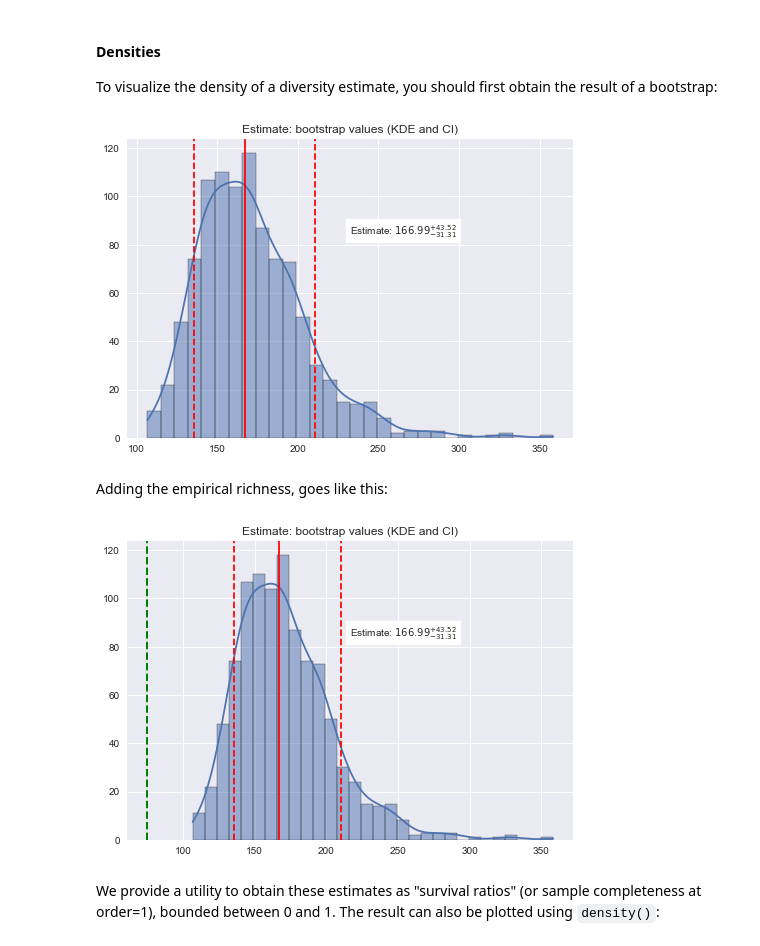
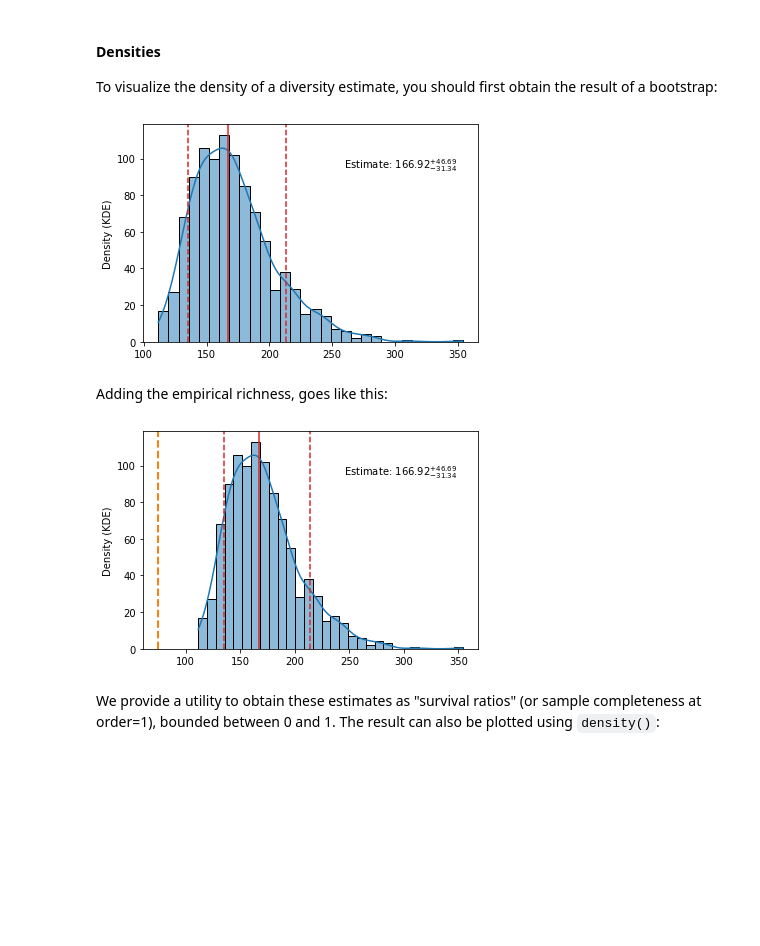
Before and after one commit to mikekestemont/copia, a Jupyter notebook: docs/quickstart.ipynb, the cells around one changed output. Drawn from its saved outputs; the diff is of its cells as text; code cells hidden in the pictures; blank space fills up the shorter version.

```diff
--- a/docs/quickstart.ipynb
+++ b/docs/quickstart.ipynb
@@ -232,20 +237,21 @@ plt.savefig('../outputs/accumul2.pdf')
 
 To visualize the density of a diversity estimate, you should first obtain the result of a bootstrap:
 # %%
-from copia.plot import density
+from copia.plot import density_plot
+
 estimate = diversity(abundance, method='iChao1', CI=True)
-density(estimate);
+density_plot(estimate)
 plt.savefig('../outputs/dens1.pdf')
 # %% [output]
-[figure, old version]
+[figure, new version]
 # %% [markdown]
 Adding the empirical richness, goes like this:
 # %%
 empirical = diversity(abundance, method='empirical')
-density(estimate, empirical);
+density_plot(estimate, empirical)
 plt.savefig('../outputs/dens2.pdf')
 # %% [output]
-[figure, old version]
+[figure, new version]
 # %% [markdown]
 We provide a utility to obtain these estimates as "survival ratios" (or sample completeness at order=1), bounded between 0 and 1. The result can also be plotted using `density()`:
 # %%
```
Also changed, not shown: parts of 18 cells of this notebook, 9 other files.
